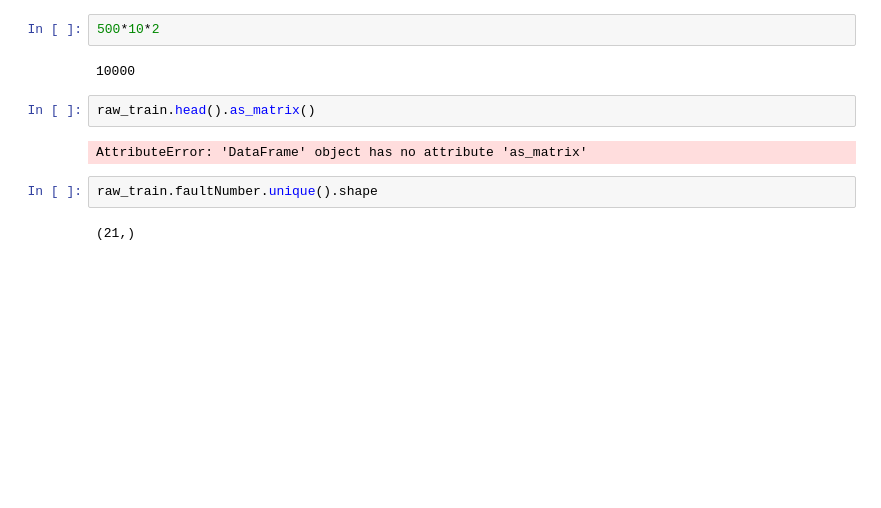
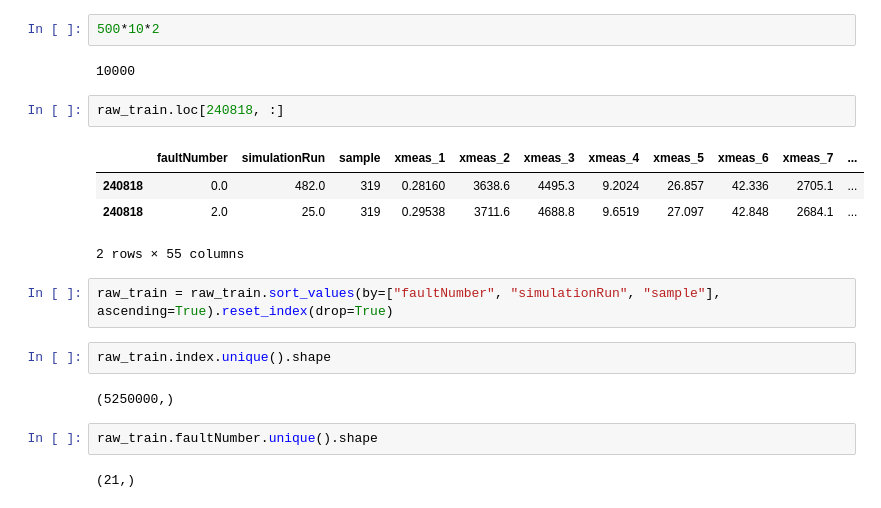
Before and after one commit to ildarlomov/tennessee_eastman_diploma, a Jupyter notebook: notebooks/epoch_2_ildar_proto/EDA_v1.ipynb, the cells around one changed output. Saved outputs shown, nothing was run; the diff lists cells and outputs as text; blank space fills up the shorter version.

```diff
--- a/notebooks/epoch_2_ildar_proto/EDA_v1.ipynb
+++ b/notebooks/epoch_2_ildar_proto/EDA_v1.ipynb
@@ -123,10 +161,19 @@ pd.to_pickle(sampled_test, "../../data/raw/sampled_TEP/sampled_test.pkl")
 500*10*2
 # %% [output]
 10000
-# %%
-raw_train.head().as_matrix()
-# %% [output]
-AttributeError: 'DataFrame' object has no attribute 'as_matrix'
+# %%
+raw_train.loc[240818, :]
+# %% [output]
+|  | faultNumber | simulationRun | sample | xmeas_1 | xmeas_2 | xmeas_3 | xmeas_4 | xmeas_5 | xmeas_6 | xmeas_7 | ... |
+| 240818 | 0.0 | 482.0 | 319 | 0.28160 | 3638.6 | 4495.3 | 9.2024 | 26.857 | 42.336 | 2705.1 | ... |
+| 240818 | 2.0 | 25.0 | 319 | 0.29538 | 3711.6 | 4688.8 | 9.6519 | 27.097 | 42.848 | 2684.1 | ... |
+2 rows × 55 columns
+# %%
+raw_train = raw_train.sort_values(by=["faultNumber", "simulationRun", "sample"], ascending=True).reset_index(drop=True)
+# %%
+raw_train.index.unique().shape
+# %% [output]
+(5250000,)
 # %%
 raw_train.faultNumber.unique().shape
 # %% [output]
```
Also changed, not shown: parts of 15 cells of this notebook.
